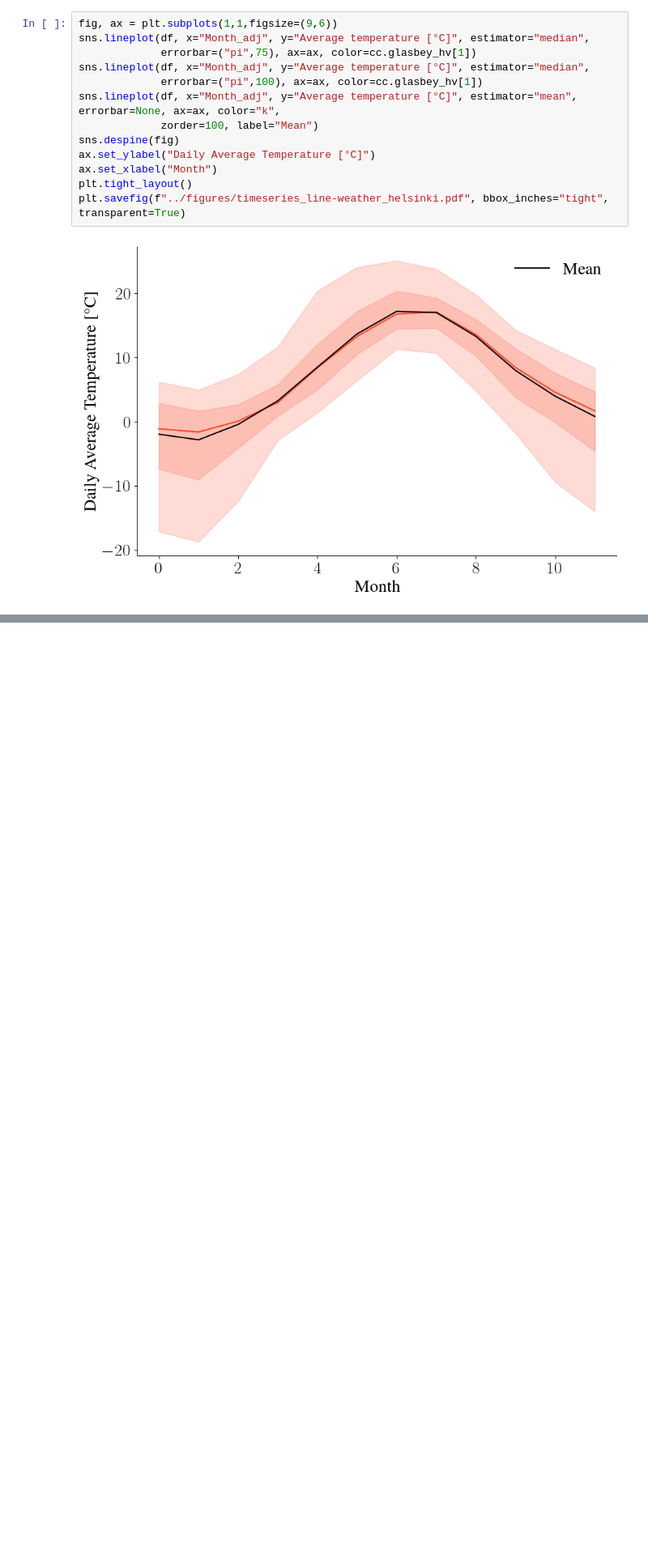
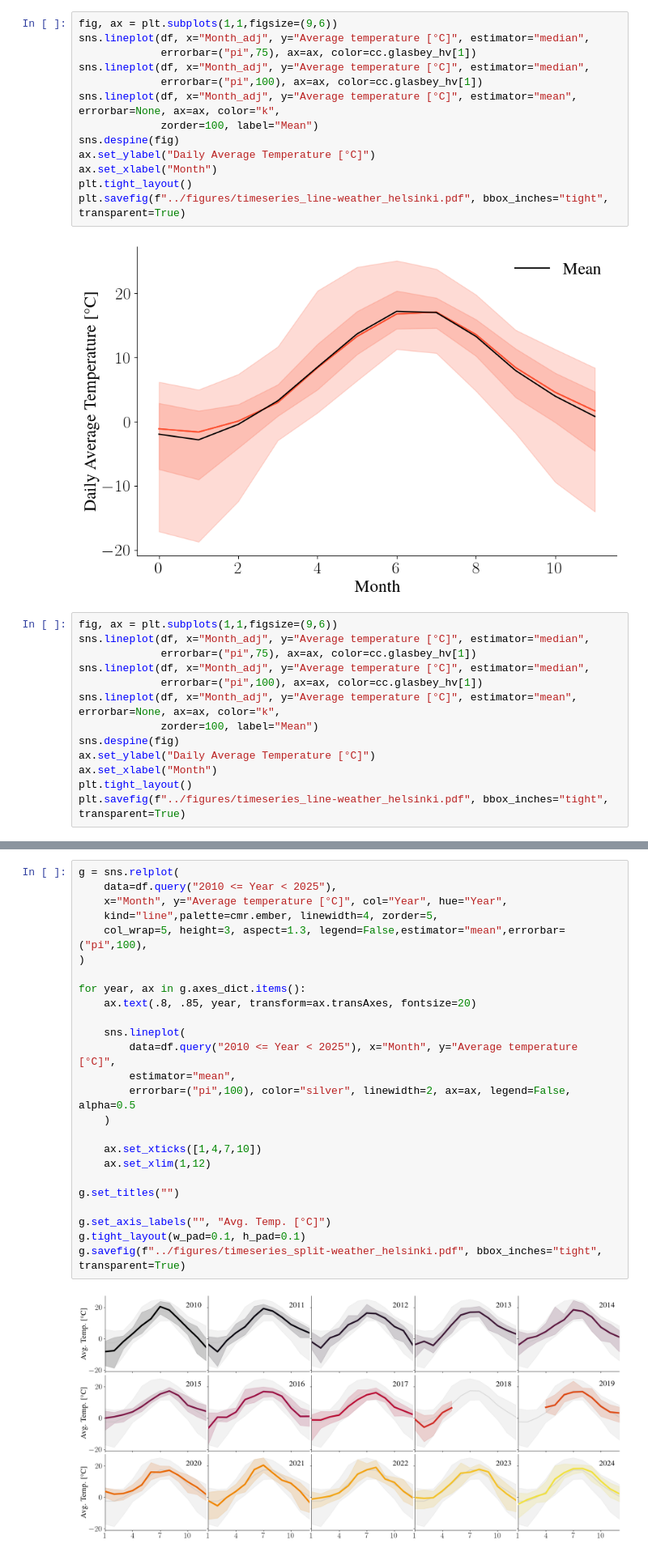
Before and after one commit to telos-lab/infoviz, a Jupyter notebook: notebooks/time-series.ipynb, the cells around one changed output, grey strips where cells are left out. Shown at 81% size. Cells and saved outputs as stored; diff of their text form; blank space fills up the shorter version.

```diff
--- a/notebooks/time-series.ipynb
+++ b/notebooks/time-series.ipynb
@@ -103,3 +119,16 @@ plt.tight_layout()
 plt.savefig(f"../figures/timeseries_line-weather_helsinki.pdf", bbox_inches="tight", transparent=True)
 # %% [output]
 [figure]
+# %%
+fig, ax = plt.subplots(1,1,figsize=(9,6))
+sns.lineplot(df, x="Month_adj", y="Average temperature [°C]", estimator="median",
+             errorbar=("pi",75), ax=ax, color=cc.glasbey_hv[1])
+sns.lineplot(df, x="Month_adj", y="Average temperature [°C]", estimator="median",
+             errorbar=("pi",100), ax=ax, color=cc.glasbey_hv[1])
+sns.lineplot(df, x="Month_adj", y="Average temperature [°C]", estimator="mean", errorbar=None, ax=ax, color="k",
+             zorder=100, label="Mean")
+sns.despine(fig)
+ax.set_ylabel("Daily Average Temperature [°C]")
+ax.set_xlabel("Month")
+plt.tight_layout()
+plt.savefig(f"../figures/timeseries_line-weather_helsinki.pdf", bbox_inches="tight", transparent=True)
@@ -105,0 +137,27 @@ plt.savefig(f"../figures/timeseries_line-weather_helsinki.pdf", bbox_inches="tig
+# %%
+g = sns.relplot(
+    data=df.query("2010 <= Year < 2025"),
+    x="Month", y="Average temperature [°C]", col="Year", hue="Year",
+    kind="line",palette=cmr.ember, linewidth=4, zorder=5,
+    col_wrap=5, height=3, aspect=1.3, legend=False,estimator="mean",errorbar=("pi",100),
+)
+
+for year, ax in g.axes_dict.items():
+    ax.text(.8, .85, year, transform=ax.transAxes, fontsize=20)
+
+    sns.lineplot(
+        data=df.query("2010 <= Year < 2025"), x="Month", y="Average temperature [°C]",
+        estimator="mean",
+        errorbar=("pi",100), color="silver", linewidth=2, ax=ax, legend=False, alpha=0.5
+    )
+
+    ax.set_xticks([1,4,7,10])
+    ax.set_xlim(1,12)
+
+g.set_titles("")
+
+g.set_axis_labels("", "Avg. Temp. [°C]")
+g.tight_layout(w_pad=0.1, h_pad=0.1)
+g.savefig(f"../figures/timeseries_split-weather_helsinki.pdf", bbox_inches="tight", transparent=True)
+# %% [output]
+[figure, added]
```
Also changed, not shown: parts of 10 cells of this notebook, 33 other files.
